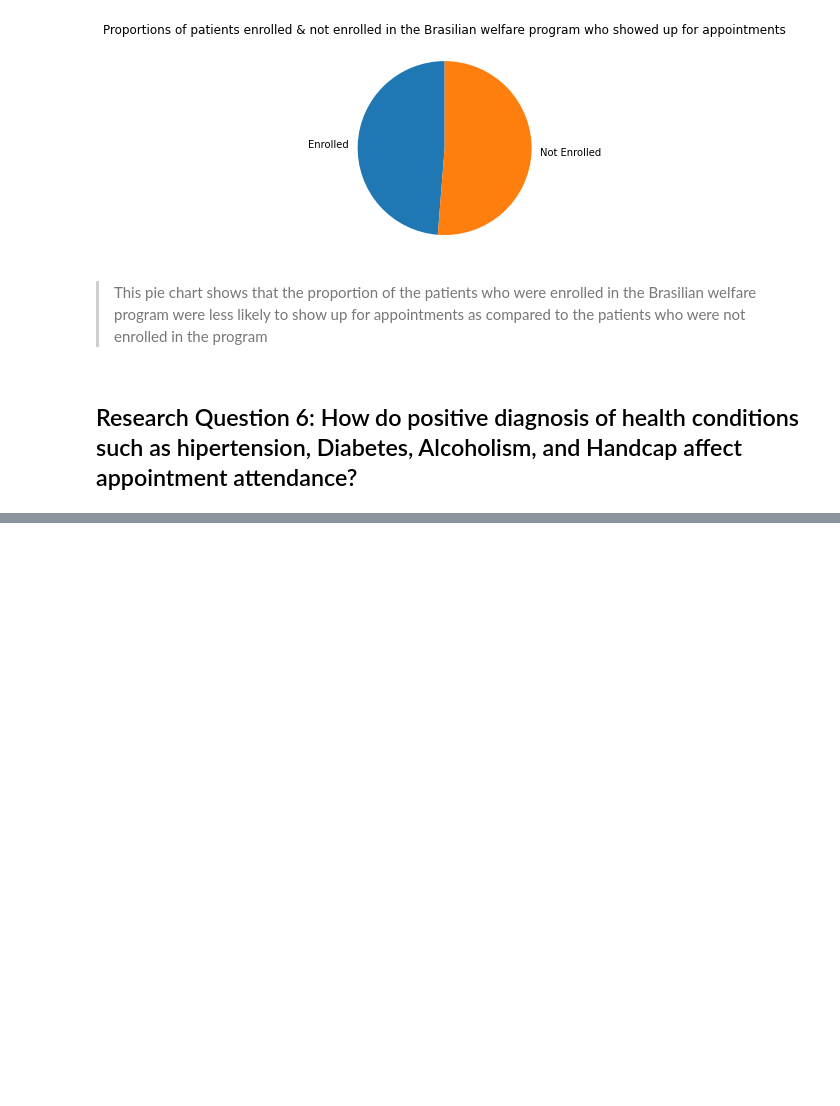
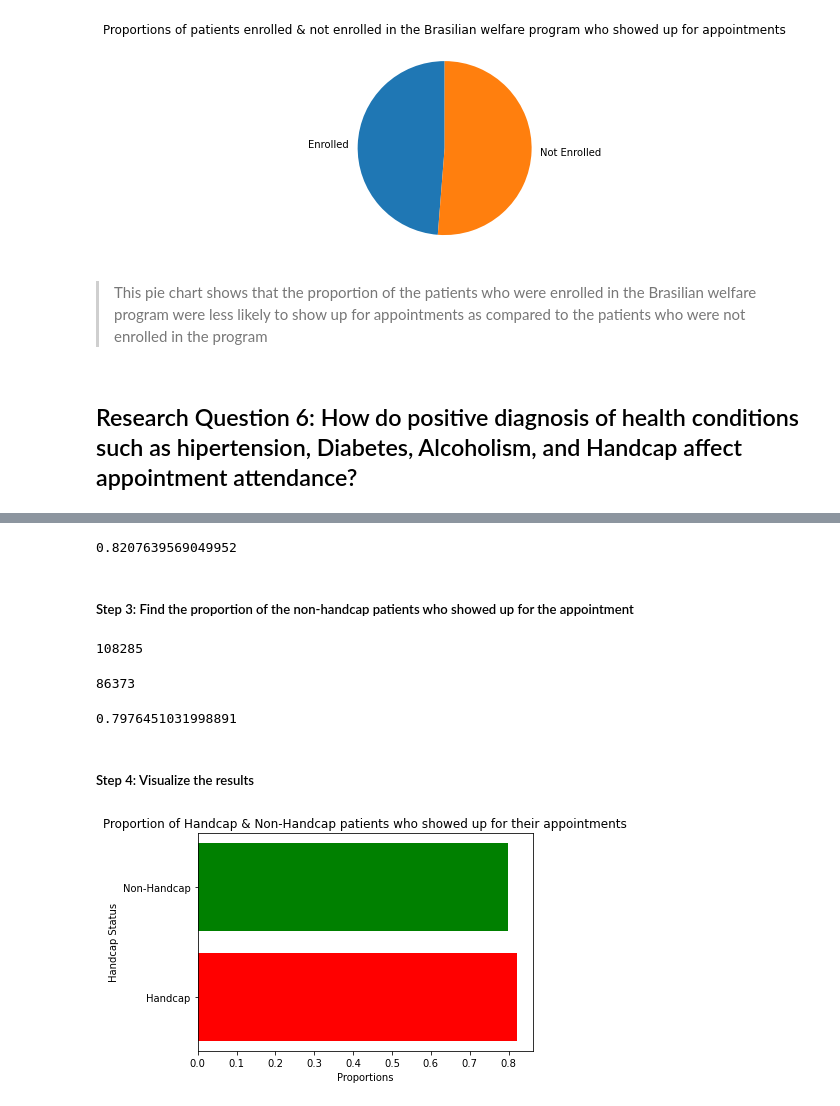
Before and after one commit to Kevson1/Doctor-s-Appointment-Case-Study, a Jupyter notebook: Appointments.ipynb, the cells around one changed output, grey strips where cells are left out. Drawn from its saved outputs; the diff is of its cells as text; code cells hidden in the pictures; blank space fills up the shorter version.

```diff
--- a/Appointments.ipynb
+++ b/Appointments.ipynb
@@ -729,0 +999,40 @@ plt.show();
+# %%
+# Proportion of handcap patients who showed up for the appointments
+prop_handcap_show = proportion(tt_handcap, tt_handcap_show)
+prop_handcap_show
+# %% [output]
+0.8207639569049952
+# %% [markdown]
+##### Step 3: Find the proportion of the non-handcap patients who showed up for the appointment
+# %%
+# Total number of non handcap patients
+tt_n_handcap = n_handcap_df.AppointmentID.value_counts().sum()
+tt_n_handcap
+# %% [output]
+108285
+# %%
+# Number of diabetic non-handcap who showed up for the appointment
+n_handcap_show = n_handcap_df.query('No_show == "No"').value_counts().sum()
+n_handcap_show
+# %% [output]
+86373
+# %%
+# Proportion of non_handcap patients who showed up for the appointments
+prop_n_handcap_show = proportion(tt_n_handcap, n_handcap_show)
+prop_n_handcap_show
+# %% [output]
+0.7976451031998891
+# %% [markdown]
+##### Step 4: Visualize the results
+# %%
+handcap_status = ['Handcap', 'Non-Handcap']
+handcap_proportions = [prop_handcap_show, prop_n_handcap_show]
+colors = ['Red', 'Green']
+plt.barh(handcap_status, handcap_proportions, color=colors)
+plt.title('Proportion of Handcap & Non-Handcap patients who showed up for their appointments')
+plt.xlabel('Proportions')
+plt.ylabel('Handcap Status')
+
+plt.show();
+# %% [output]
+[figure, added]
```
Also changed, not shown: parts of 59 cells of this notebook.
